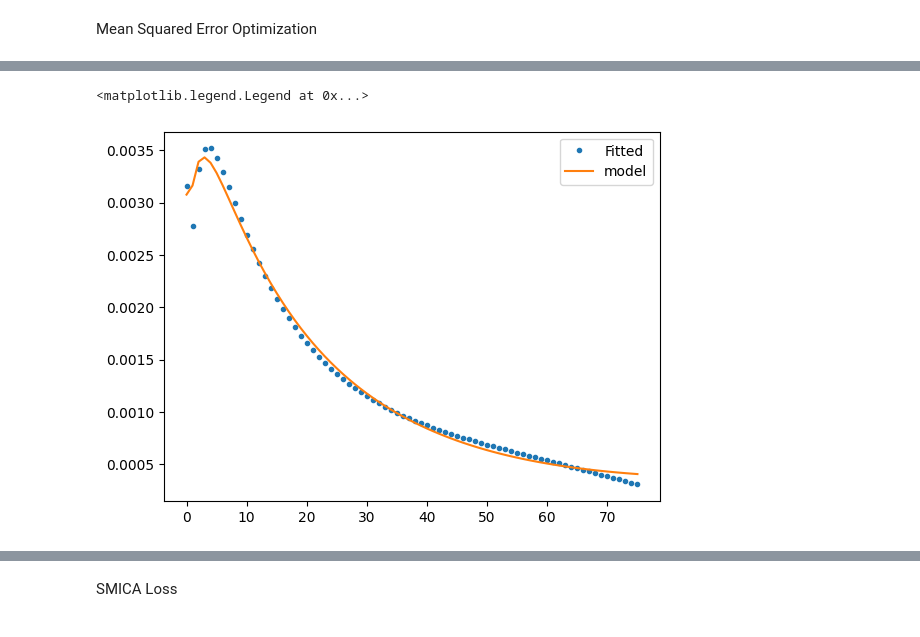
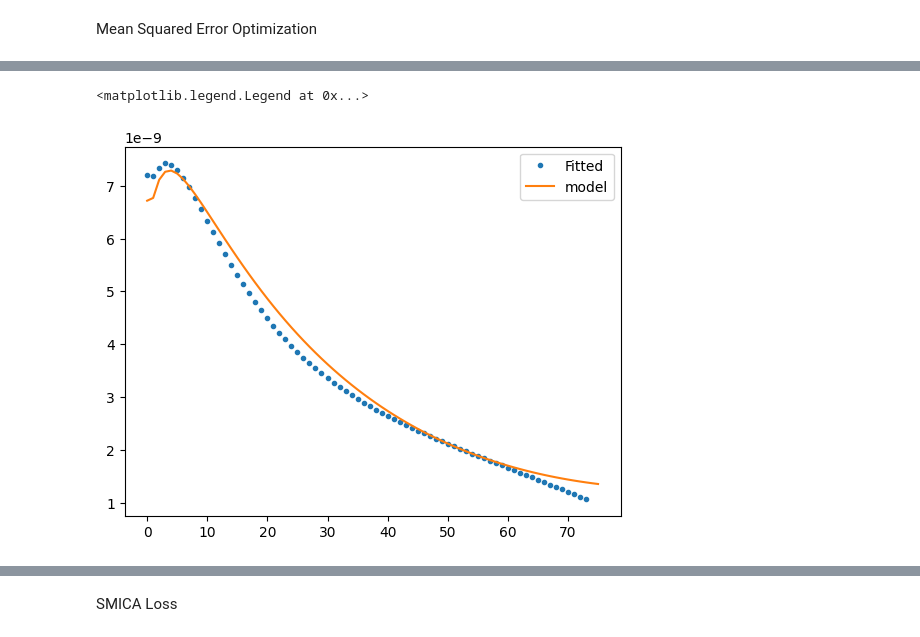
Before and after one commit to urwa99/MASS_Thesis, a Jupyter notebook: HI/SMICA_HI5.ipynb, the cells around one changed output, grey strips where cells are left out. Cells and saved outputs as stored; diff of their text form; code cells hidden in the pictures.

```diff
--- a/HI/SMICA_HI5.ipynb
+++ b/HI/SMICA_HI5.ipynb
@@ -210,5 +223,6 @@ for i in range(nell):
 # %% [markdown]
 Mean Squared Error Optimization
 # %%
-noise_diag=np.array([np.diag(noise_binned[i]) for i in range(nell)])
-fgds_diag=np.array([np.diag(fgds_binned[i]) for i in range(nell)])
+noise_diag=np.array([np.diag(noise_binned[i]) for i in range(nell)])#/np.linalg.norm(noise_binned)
+fgds_diag=np.array([np.diag(fgds_binned[i]) for i in range(nell)]) #/np.linalg.norm(fgds_binned)
+chat_diag=np.array([np.diag(chat_binned_new[i]) for i in range(nell)])/np.linalg.norm(chat_binned_new)
@@ -215,20 +231,26 @@ fgds_diag=np.array([np.diag(fgds_binned[i]) for i in range(nell)])
 # %%
+total=noise_diag + fgds_diag + C_diag
+
 def loss(a):
     a_mat = a.reshape((P + 1, Q + 1))  # reshape into coefficient matrix
+    # a_mat=a_mat/np.linalg.norm(a_mat)
     C_model = np.zeros((nell, nf))    # predicted covariance diagonal
     for p in range(P + 1):
         for q in range(Q + 1):
             C_model += a_mat[p, q] * np.outer(log_l**p, Psi[q])
-    r = ((C_model + noise_diag + fgds_diag- C_fit_diag)).reshape(-1)   #/np.linalg.norm(C_fit_diag)).reshape(-1)  # residual
+    r = (((C_model + noise_diag + fgds_diag)/np.linalg.norm(total)- chat_diag)).reshape(-1)   #/np.linalg.norm(C_fit_diag)).reshape(-1)  # residual
     # r=X @ a - y  # residual vector
     return 0.5* np.dot(r, r)           # MSE
+
+
 def grad_loss(a):
     a_mat = a.reshape((P + 1, Q + 1))
+    # a_mat=a_mat/np.linalg.norm(a_mat)
     C_model = np.zeros((nell, nf))
     for p in range(P + 1):
         for q in range(Q + 1):
             C_model += a_mat[p, q] * np.outer(log_l**p, Psi[q])
-    r = (C_model + noise_diag + fgds_diag - C_fit_diag)
+    r = ((C_model + noise_diag + fgds_diag)/np.linalg.norm(total) - chat_diag)
 
     grad = np.zeros_like(a_mat)
     for p in range(P + 1):
@@ -240,9 +266,9 @@ def grad_loss(a):
 # %%
 from scipy.optimize import minimize
 
-res1 = minimize(loss,3*a_vec,
+res1 = minimize(loss,10*a_vec,
                jac=grad_loss,
-               method='L-BFGS-B',
-               options={'disp': True, 'maxls':10000, 'maxfun': 600000,'ftol': 1e-12,'gtol': 1e-12, 'maxiter': 12000}) #, 'maxls':100,'xtol': 1e-15, 'gtol': 1e-15, 'verbose': 2
+               method='BFGS',
+               options={'disp': True, 'maxls':10000, 'maxfun': 600000,'ftol': 1e-1,'gtol': 1e-7, 'maxiter': 15000}) #, 'maxls':100,'xtol': 1e-15, 'gtol': 1e-15, 'verbose': 2
 
 a_opt1 = res1.x.reshape((P+1, Q+1))
@@ -264,15 +300,22 @@ pprint(res1)
+# %%
+f=50
 # %%
 a_new = a_opt1.reshape((P+1, Q+1))
 C_new = np.zeros((nell, nf))
 for p in range(P + 1):
     for q in range(Q + 1):
         C_new += (a_new[p, q]) * np.outer(log_l**p, Psi[q])
 
+C_mse = np.zeros((nell, nf, nf))
+for i in range(nell):
+    np.fill_diagonal(C_mse[i], C_new[i])
 
+plt.plot( C_mse[2:,f,f], '.',label='Fitted')
+plt.plot( C_fit[:,f, f],label='model')
+# plt.plot(hi_binned[2:,f, f],label='data')
 
-plt.plot( C_new[:,26], '.',label='Fitted')
-plt.plot( C_fit_diag[:,26],label='model')
+# plt.yscale('log')
 plt.legend()
 # %% [output]
 <matplotlib.legend.Legend at 0x...>
-[figure, old version]
+[figure, new version]
```
Also changed, not shown: parts of 28 cells of this notebook.
